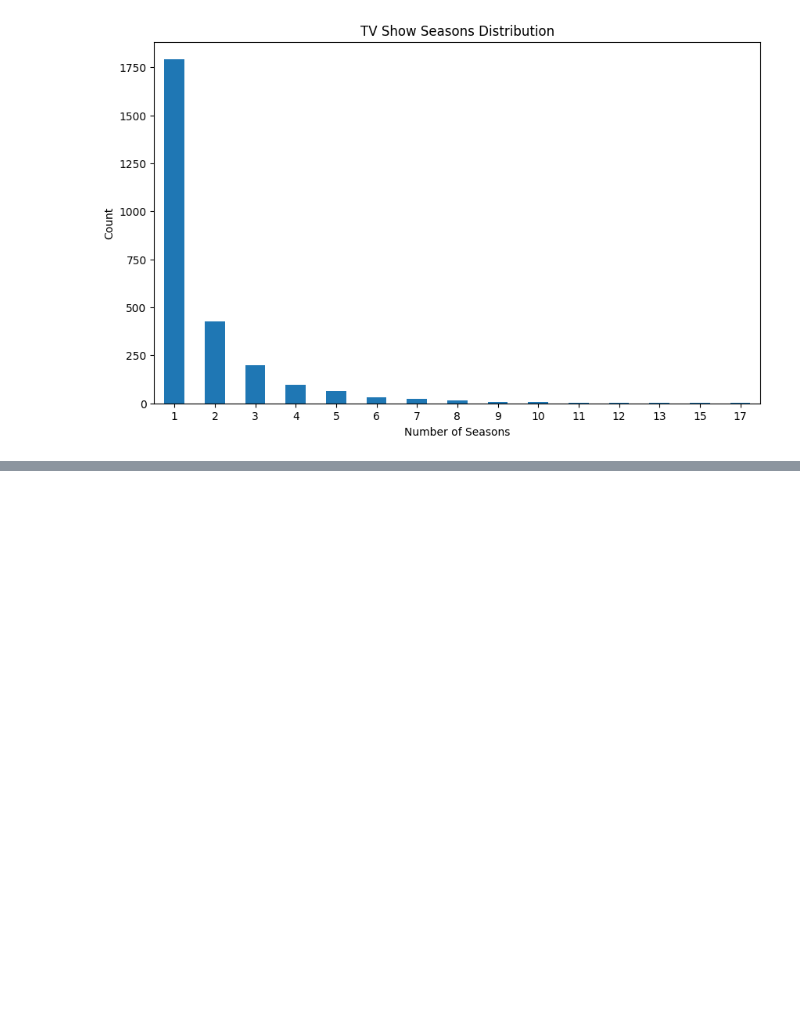
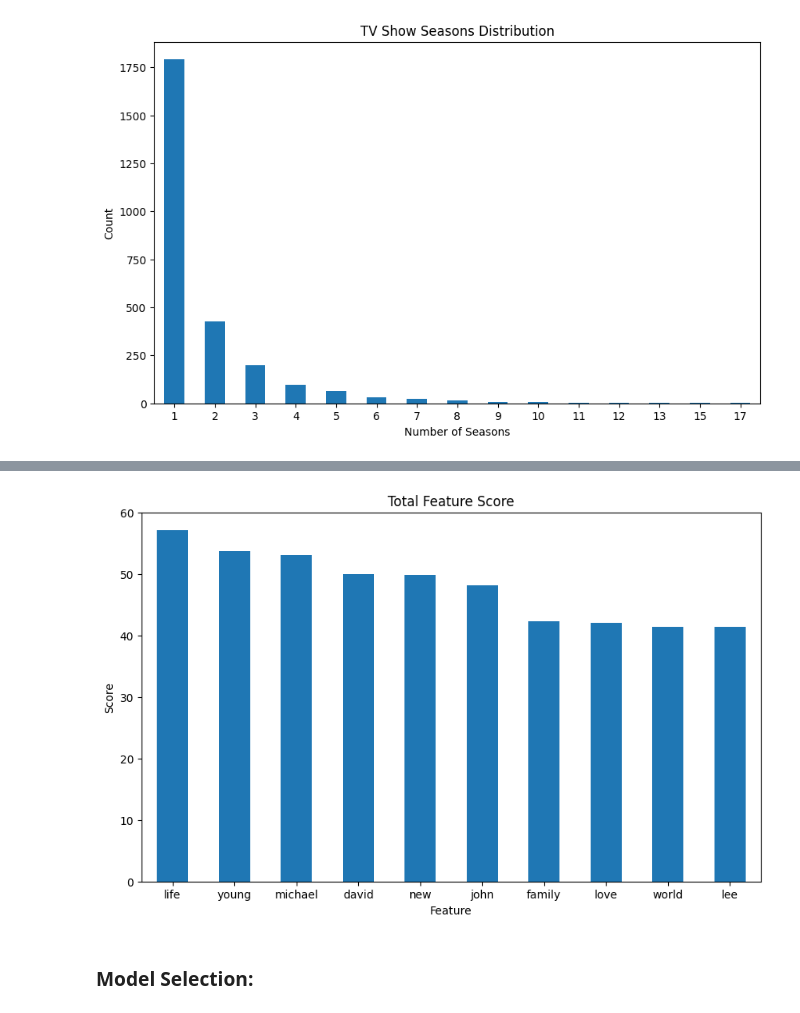
Before and after one commit to nramira/movie_category_clf, a Jupyter notebook: notebooks/eda.ipynb, the cells around one changed output, grey strips where cells are left out. Saved outputs shown, nothing was run; the diff lists cells and outputs as text; code cells hidden in the pictures; blank space fills up the shorter version.

Commit message:
Add model selection and training

```diff
--- a/notebooks/eda.ipynb
+++ b/notebooks/eda.ipynb
@@ -174,0 +456,21 @@ plt.show()
+# %%
+# Get feature names and their TF-IDF scores
+feature_names = tfidf.get_feature_names_out()
+tfidf_scores = X_train.toarray().sum(axis=0)
+
+# Get top features by score
+term_series = pd.Series(tfidf_scores, index=feature_names)
+top_terms = term_series.sort_values(ascending=False).head(10)
+
+# Plot TV show seasons distribution
+plt.figure(figsize=(10, 6))
+top_terms.plot(kind="bar")
+plt.title("Total Feature Score")
+plt.xlabel("Feature")
+plt.ylabel("Score")
+plt.xticks(rotation=0)
+plt.show()
+# %% [output]
+[figure, added]
+# %% [markdown]
+### Model Selection:
```
Also changed, not shown: parts of 26 cells of this notebook.
